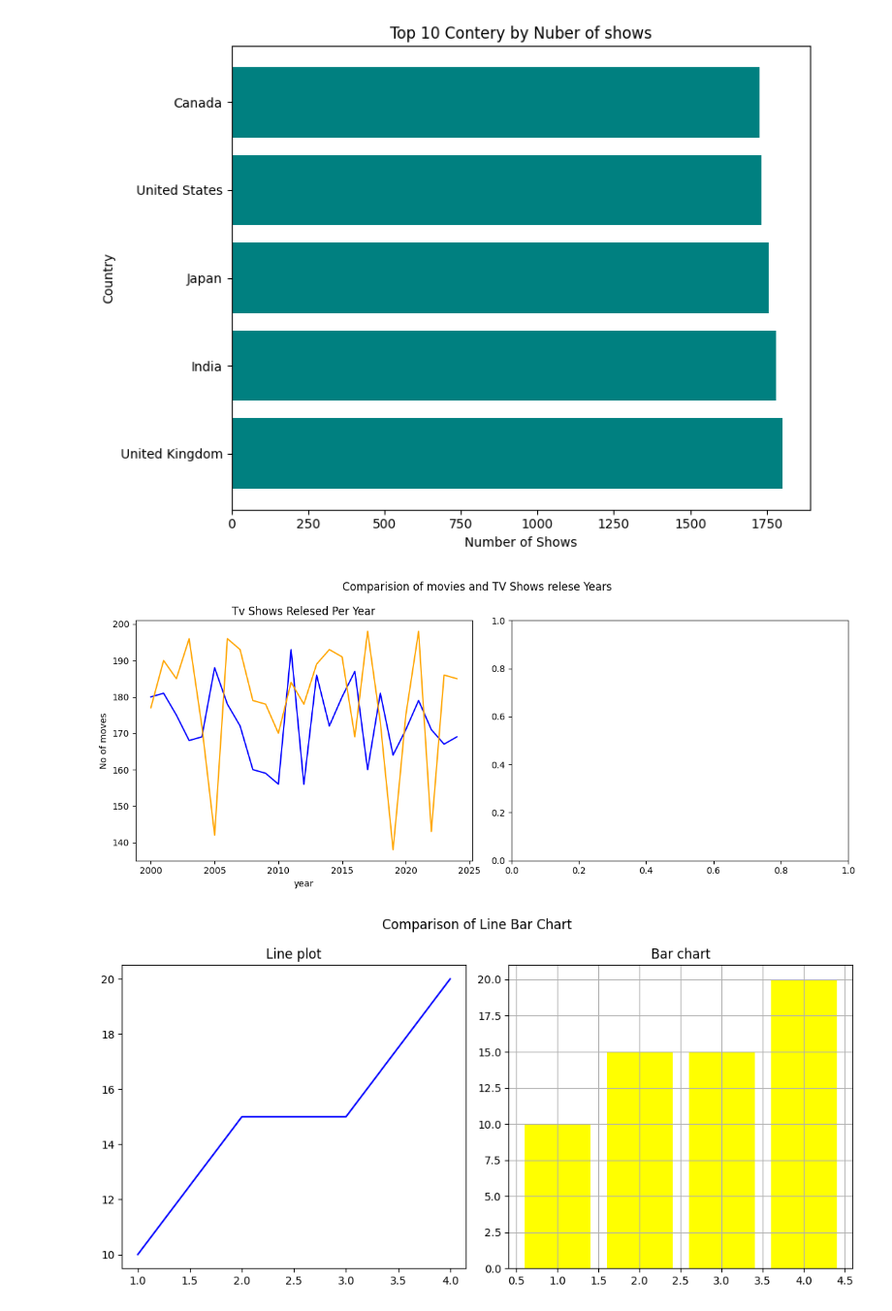
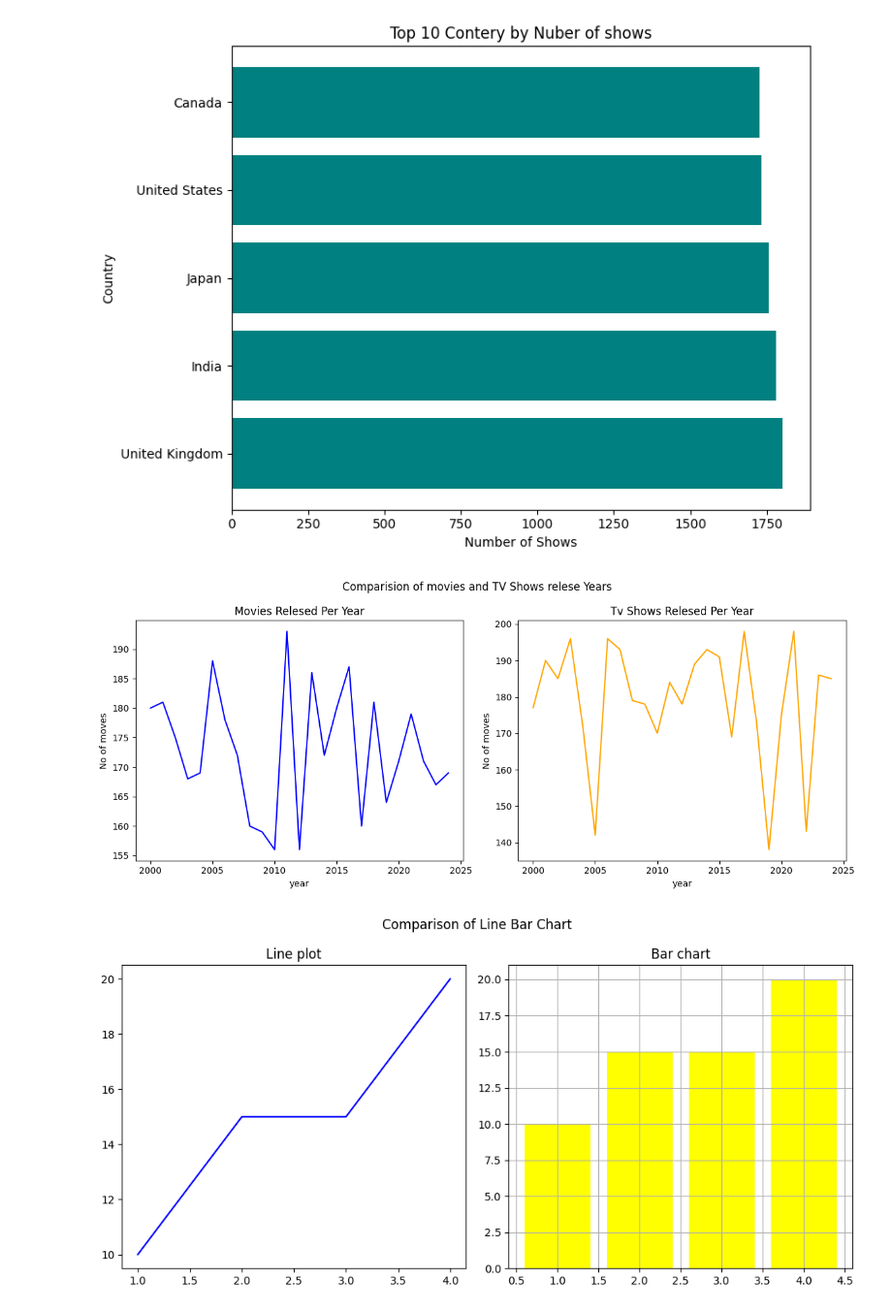
Before and after one commit to toufikansari/Netflix_Data_Visualisation, a Jupyter notebook: Project/python.ipynb, the cells around one changed output. Shown at 97% size. Cells and saved outputs as stored; diff of their text form; code cells hidden in the pictures.

Commit message:
index change

```diff
--- a/Project/python.ipynb
+++ b/Project/python.ipynb
@@ -66,38 +66,38 @@ country_count = df['country'].value_counts().head(10)
 plt.figure(figsize=(8,6))
 plt.barh(country_count.index,country_count.values,color='teal')
 plt.title("Top 10 Contery by Nuber of shows")
 plt.xlabel('Number of Shows')
 plt.ylabel('Country')
 plt.tight_layout()
 plt.savefig("Top10-country.png")
 
 content_by_year = df.groupby(['release_year','type']).size().unstack().fillna(0)
 
 fig, ax = plt.subplots(1, 2, figsize=(12,5))
 
 #First subplot:movies
 ax[0].plot(content_by_year.index , content_by_year['Movie'],color='blue')
 ax[0].set_title('Movies Relesed Per Year')
 ax[0].set_xlabel("year")
 ax[0].set_ylabel('No of moves')
 
 #Creat send Subplot"tv SHow
-ax[0].plot(content_by_year.index, content_by_year['TV Show'], color='orange')
-ax[0].set_title('Tv Shows Relesed Per Year')
-ax[0].set_xlabel("year")
-ax[0].set_ylabel('No of moves')
+ax[1].plot(content_by_year.index, content_by_year['TV Show'], color='orange')
+ax[1].set_title('Tv Shows Relesed Per Year')
+ax[1].set_xlabel("year")
+ax[1].set_ylabel('No of moves')
 
 fig.suptitle('Comparision of movies and TV Shows relese Years')
 
 plt.tight_layout()
 plt.savefig('movies_TVShow_comp')
 # %% [output]
 [figure]
 [figure]
 [figure]
 [figure]
 [figure]
-[figure, old version]
+[figure, new version]
 # %%
 fig , ax = plt.subplots(1,2,figsize = (10,5))
 
```
Also changed, not shown: parts of 1 cell of this notebook, 1 other file.
